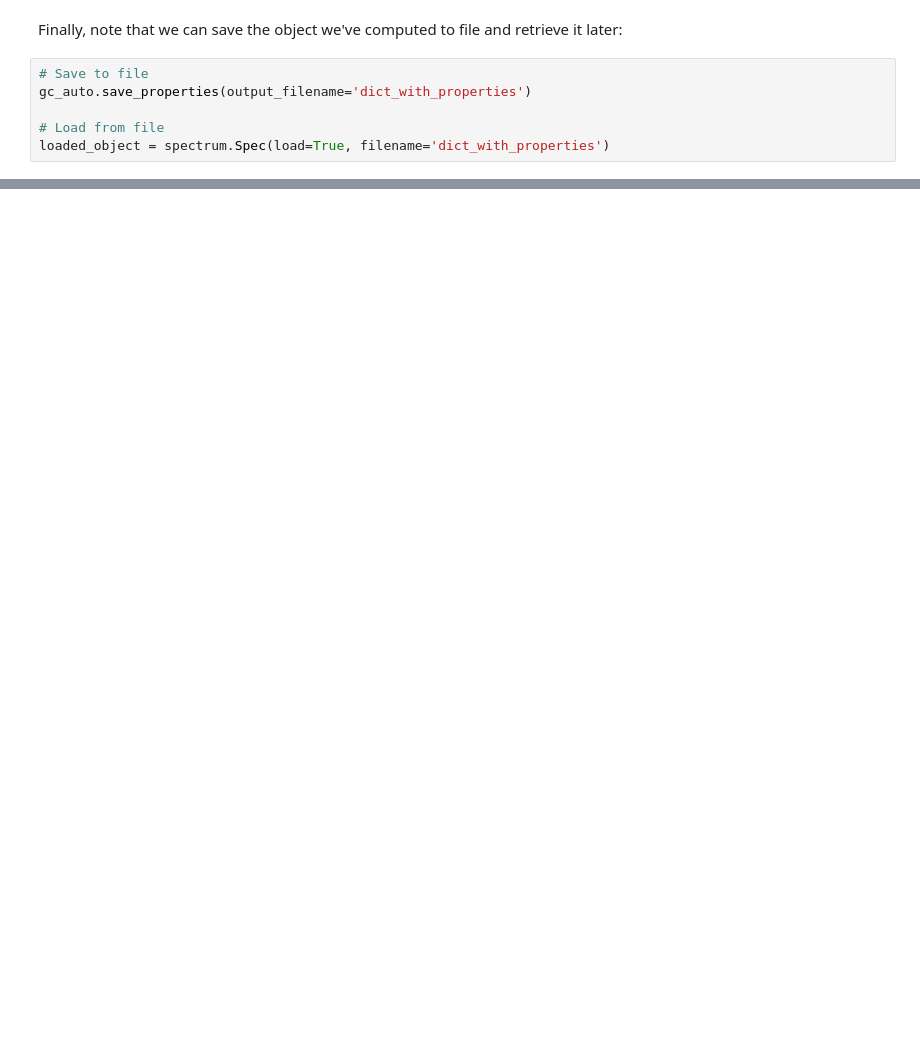
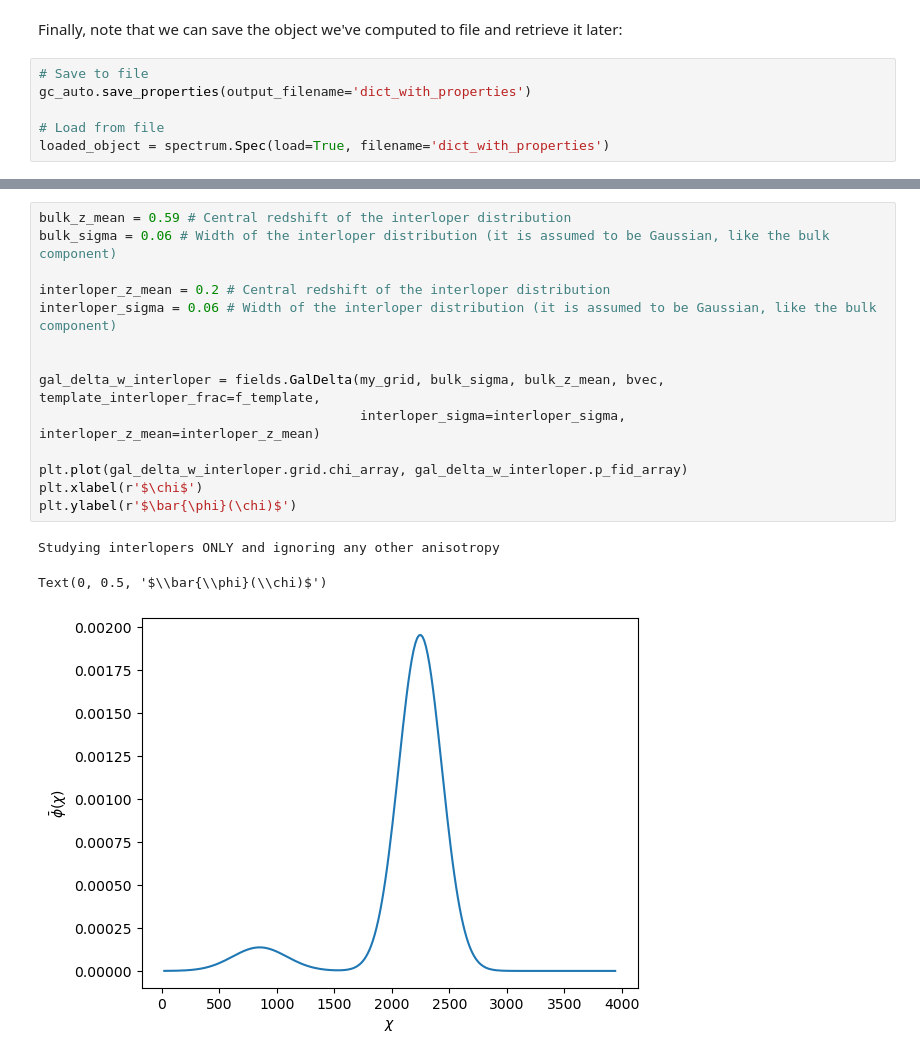
Before and after one commit to abaleato/CARDiAC, a Jupyter notebook: Tutorial.ipynb, the cells around one changed output, grey strips where cells are left out. Drawn from its saved outputs; the diff is of its cells as text; blank space fills up the shorter version.

Commit message:
added interlopers to tutorial

```diff
--- a/Tutorial.ipynb
+++ b/Tutorial.ipynb
@@ -197,0 +231,18 @@ loaded_object = spectrum.Spec(load=True, filename='dict_with_properties')
+# %%
+bulk_z_mean = 0.59 # Central redshift of the interloper distribution
+bulk_sigma = 0.06 # Width of the interloper distribution (it is assumed to be Gaussian, like the bulk component)
+
+interloper_z_mean = 0.2 # Central redshift of the interloper distribution
+interloper_sigma = 0.06 # Width of the interloper distribution (it is assumed to be Gaussian, like the bulk component)
+
+
+gal_delta_w_interloper = fields.GalDelta(my_grid, bulk_sigma, bulk_z_mean, bvec, template_interloper_frac=f_template,
+                                         interloper_sigma=interloper_sigma, interloper_z_mean=interloper_z_mean)
+
+plt.plot(gal_delta_w_interloper.grid.chi_array, gal_delta_w_interloper.p_fid_array)
+plt.xlabel(r'$\chi$')
+plt.ylabel(r'$\bar{\phi}(\chi)$')
+# %% [output]
+Studying interlopers ONLY and ignoring any other anisotropy
+Text(0, 0.5, '$\\bar{\\phi}(\\chi)$')
+[figure, added]
```
Also changed, not shown: parts of 28 cells of this notebook.
